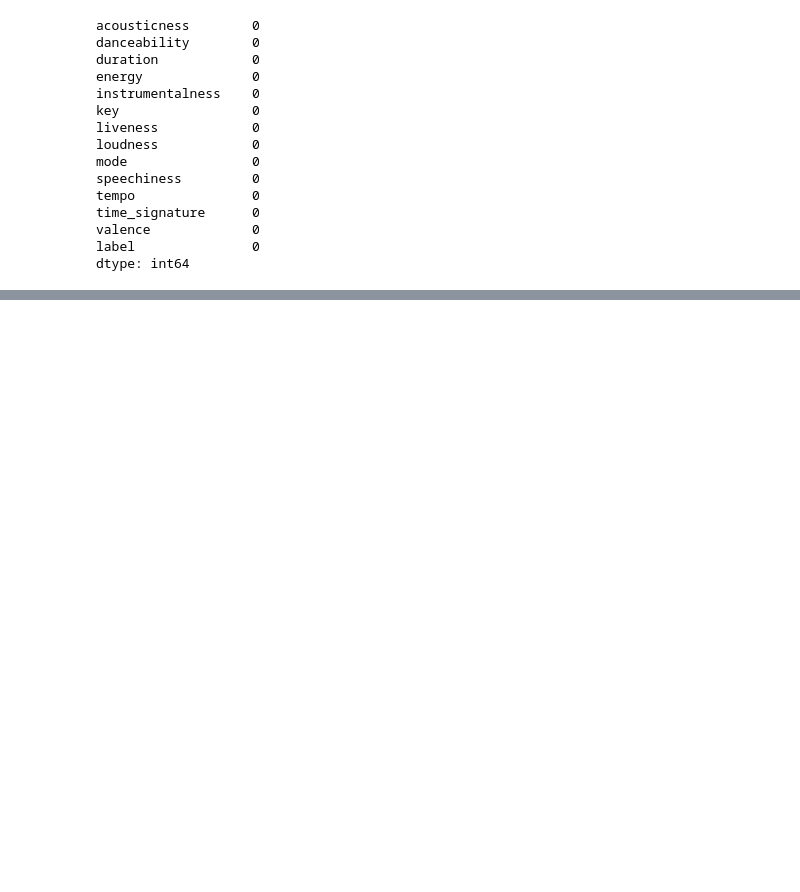
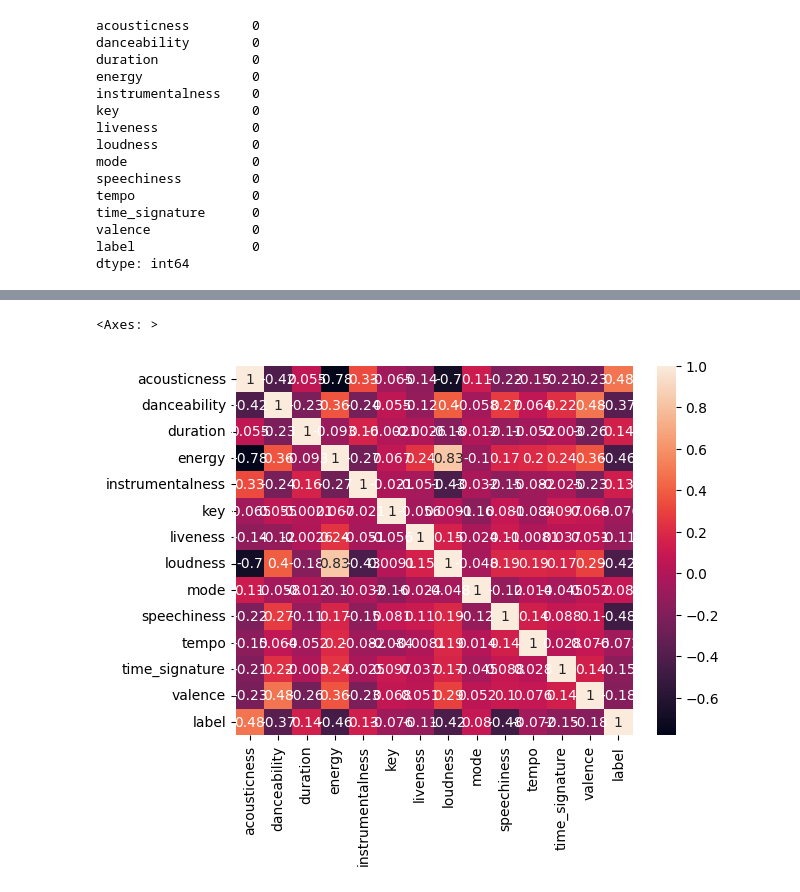
Before and after one commit to jorgeceferinovaldez/tp_final_analisis_datos, a Jupyter notebook: tp_grupal.ipynb, the cells around one changed output, grey strips where cells are left out. Cells and saved outputs as stored; diff of their text form; code cells hidden in the pictures; blank space fills up the shorter version.

```diff
--- a/tp_grupal.ipynb
+++ b/tp_grupal.ipynb
@@ -158,0 +167,6 @@ df.describe()
+# %%
+sns.heatmap(df.corr(), annot=True, fontsize=10)
+# cambiar fontsize con: sns.heatmap(df.corr(), annot=True, fontsize=10)
+# %% [output]
+<Axes: >
+[figure, added]
```
Also changed, not shown: parts of 4 cells of this notebook, 1 other file.
